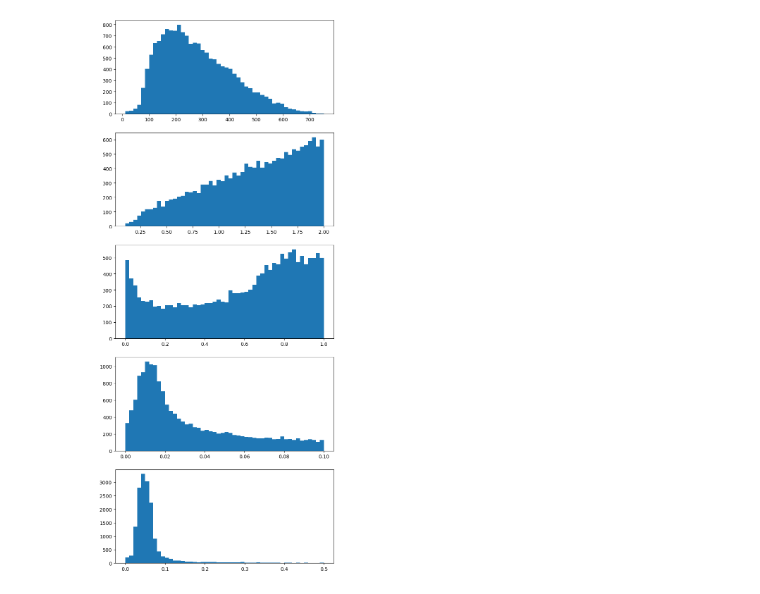
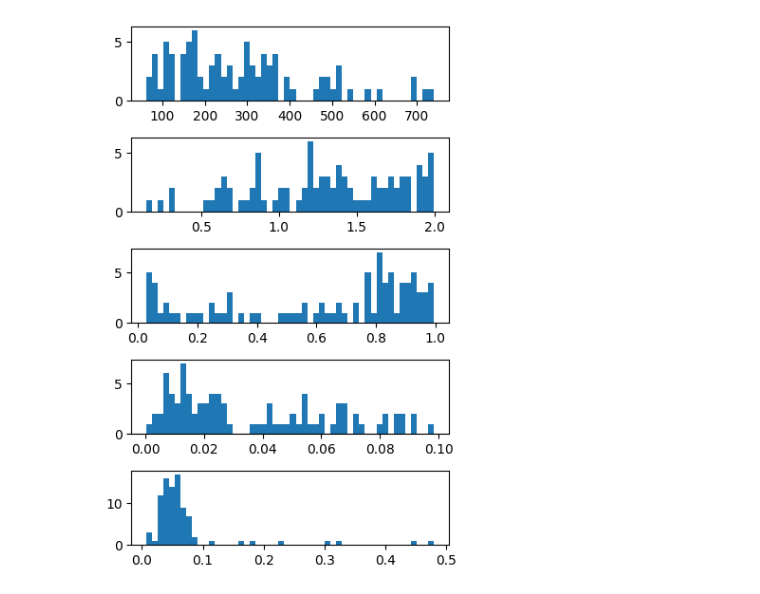
Before and after one commit to iGW-TU-Dresden/MLGLUE, a Jupyter notebook: EX02_HYMOD.ipynb, the cells around one changed output. Drawn from its saved outputs; the diff is of its cells as text; code cells hidden in the pictures.

```diff
--- a/EX02_HYMOD.ipynb
+++ b/EX02_HYMOD.ipynb
@@ -12,7 +16,17 @@ np.random.seed(1)
 # %%
 # load data
-df = pd.read_csv("./hourly_data/02472000_hourly_nldas_LeafRiver.csv", parse_dates=[0], usecols=[0, 4, 8, 9], index_col=0)
-df_flow = pd.read_csv("./hourly_data/02472000-usgs-hourly_LeafRiver.csv", parse_dates=[0], usecols=[0, 1, 6], index_col=0)
+df = pd.read_csv(
+    "./data/forcing.csv",
+    parse_dates=[0],
+    usecols=[0, 4, 8, 9],
+    index_col=0
+)
+df_flow = pd.read_csv(
+    "./data/flow.csv",
+    parse_dates=[0],
+    usecols=[0, 1, 6],
+    index_col=0
+)
 
 et_data = df.iloc[:, 0]
 et_data = np.where(et_data < 0, 0., et_data)
@@ -220,0 +354,7 @@ def hymod_euler_model(parameters, level, n_levels, obs, likelihood, run_id):
+# %%
+fig, ax = plt.subplots(nrows=5, figsize=(4, 6))
+
+for i in range(5):
+    ax[i].hist(np.array(samples)[:, i], 50)
+
+plt.tight_layout()
@@ -226,29 +368,23 @@ mylike = MLGLUE.InverseErrorVarianceLikelihood_bias(
     threshold=0.02, T=1., weights=None
 )
 
-start_time = time_module.time()
-
 # parameters: [c_max, b_exp, alpha, k_slow, k_quick]
 mlglue = MLGLUE.MLGLUE(likelihood=mylike, model=hymod_euler_model,
                        upper_bounds=[1000., 2., 1., .1, .5], lower_bounds=[1., 0.1, 0., 0., 0.],
-                       obs=qout_series.values, n_samples=1_000, n_levels=3,
-                       multiprocessing=False, n_processors=None, tuning=.9,
+                       obs=qout_series.values, n_samples=5_000, n_levels=3,
+                       multiprocessing=False, n_processors=None, tuning=.2,
                        hierarchy_analysis=False, include_bias=True)
 
 samples, liks, results = mlglue.perform_MLGLUE()
-
-print("time: ", time_module.time() - start_time)
 
 print("Shape of samples: ", np.shape(samples))
 print("Shape of results: ", np.shape(results))
 print("Shape of likelihoods: ", np.shape(liks))
 
-# uncertainty_estimates = mlglue.estimate_uncertainty(quantiles=[0.01, 0.5, 0.99])
-# print(uncertainty_estimates)
+uncertainty_estimates = mlglue.estimate_uncertainty(quantiles=[0.01, 0.5, 0.99])
 
-# pd.DataFrame(uncertainty_estimates).to_csv("EX01_HYMOD_MLGLUE_uncertainty_estimates.csv")
-# pd.DataFrame(samples).to_csv("EX01_HYMOD_MLGLUE_parameter_samples.csv")
-
-# print(len(mlglue.highest_level_calls))
+fig, ax = plt.subplots()
+ax.plot(qout_series.index, qout_series.values)
+ax.fill_between(qout_series.index, uncertainty_estimates[:, 0], uncertainty_estimates[:, 2], alpha=0.4)
 # %% [output]
 No samples provided, using uniform sampling...
@@ -305,7 +418,9 @@ print(nse)
 # %%
-fig, ax = plt.subplots(nrows=5, figsize=(8, 20))
+fig, ax = plt.subplots(nrows=5, figsize=(4, 6))
 
 for i in range(5):
     ax[i].hist(np.array(samples)[:, i], 50)
+
+plt.tight_layout()
 # %% [output]
-[figure, old version]
+[figure, new version]
```
Also changed, not shown: parts of 12 cells of this notebook, 5 other files.
